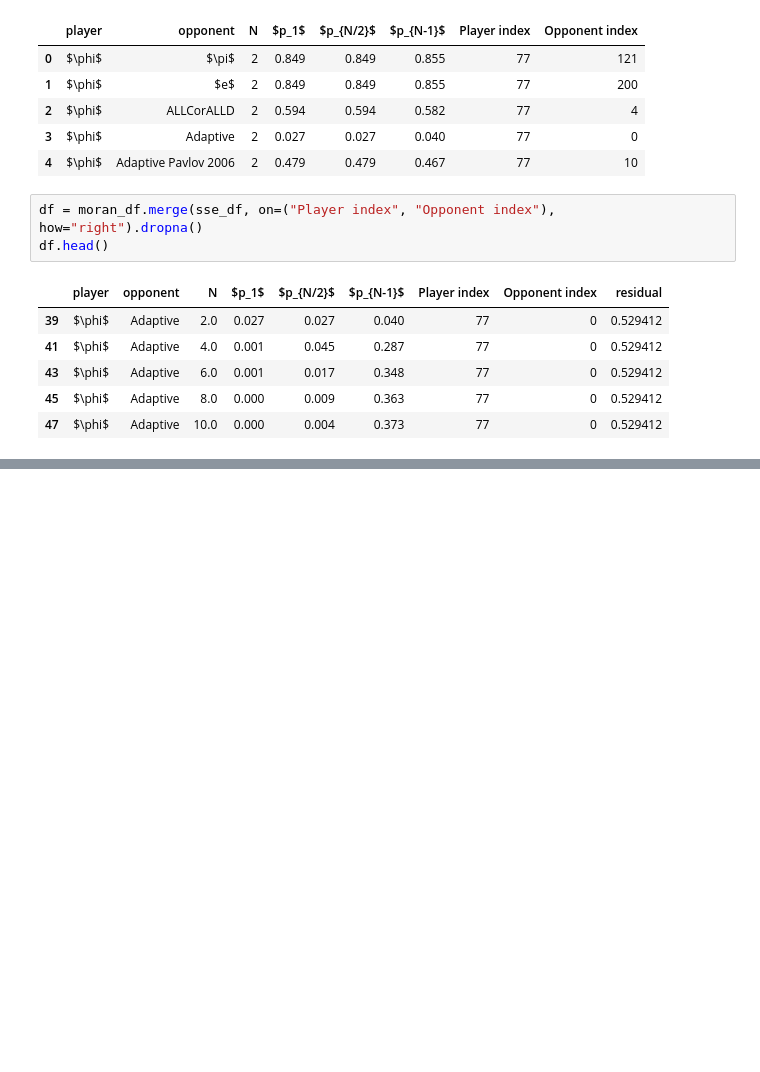
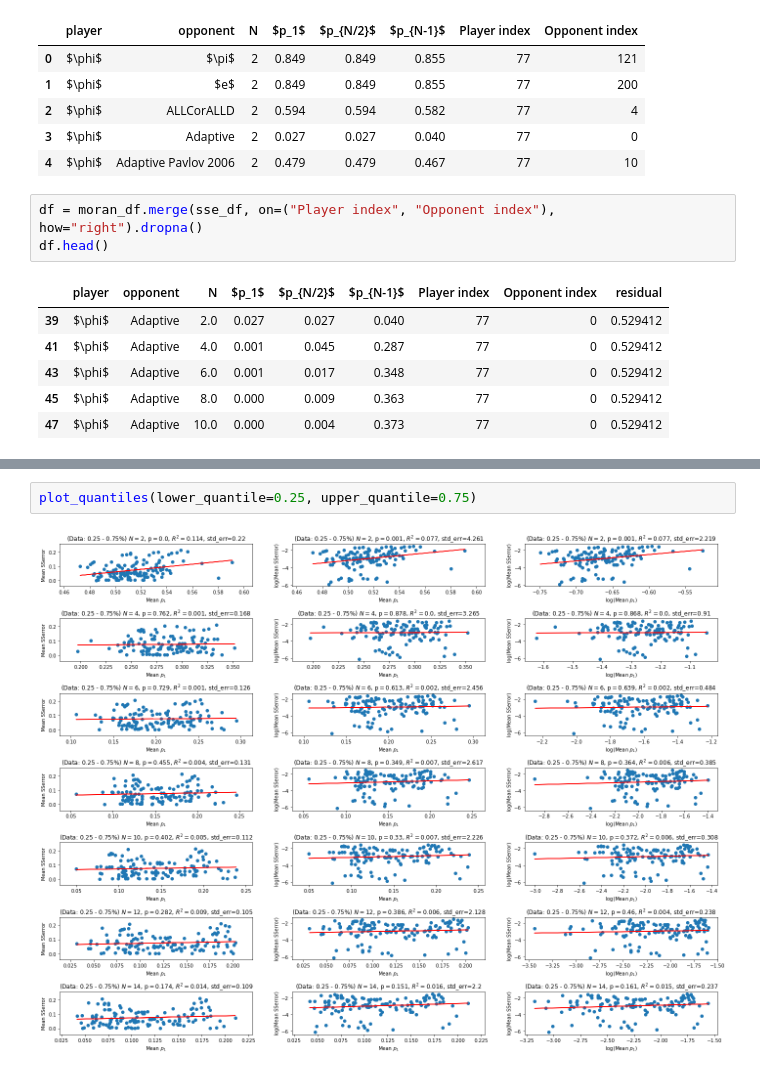
Before and after one commit to drvinceknight/testing_for_ZD, a Jupyter notebook: assets/img/comparing-fixation-to-sse/main.ipynb, the cells around one changed output, grey strips where cells are left out. Saved outputs shown, nothing was run; the diff lists cells and outputs as text; blank space fills up the shorter version.

```diff
--- a/assets/img/comparing-fixation-to-sse/main.ipynb
+++ b/assets/img/comparing-fixation-to-sse/main.ipynb
@@ -132,0 +188,4 @@ fig.tight_layout()
+# %%
+plot_quantiles(lower_quantile=0.25, upper_quantile=0.75)
+# %% [output]
+[figure, added]
```
Also changed, not shown: parts of 7 cells of this notebook.
